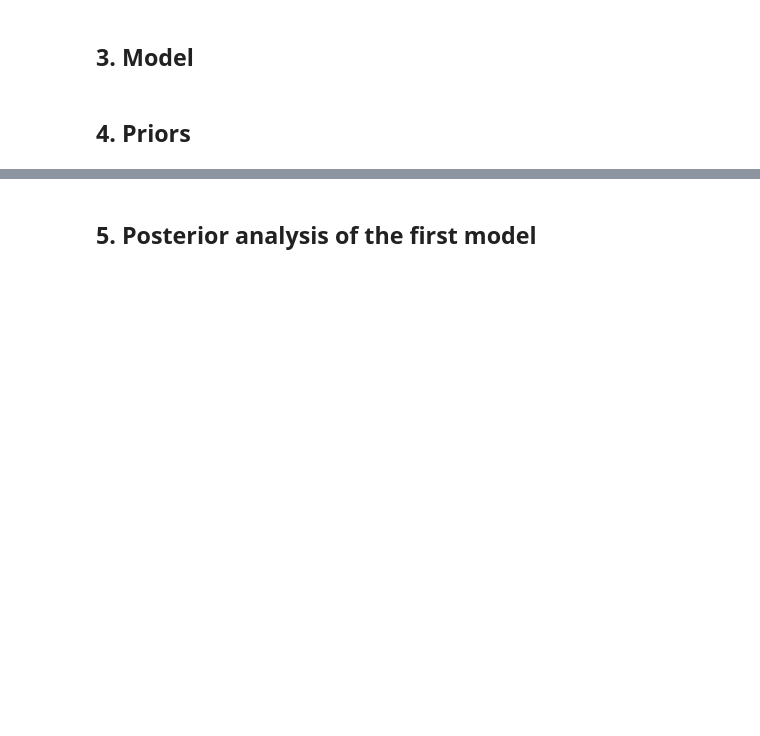
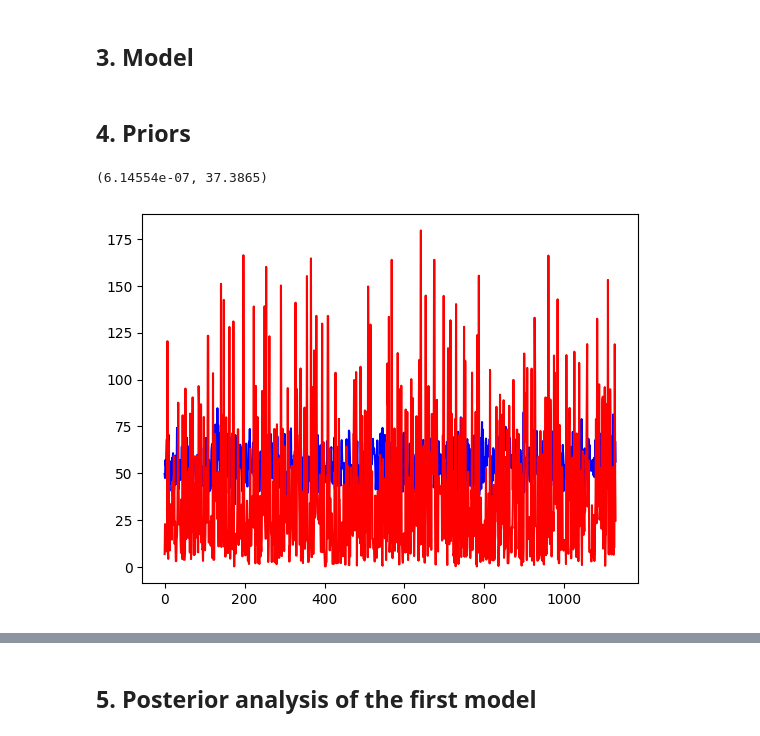
Before and after one commit to rafalmaciasz/employee-turnover, a Jupyter notebook: project.ipynb, the cells around one changed output, grey strips where cells are left out. Saved outputs shown, nothing was run; the diff lists cells and outputs as text; code cells hidden in the pictures; blank space fills up the shorter version.

Commit message:
prior ready

```diff
--- a/project.ipynb
+++ b/project.ipynb
@@ -137,3 +137,31 @@ Now the dataset is fully ready to use in our modelling. We can also see the enco
 ## 3. Model
 # %% [markdown]
 ## 4. Priors
+# %%
+sample_columns = ["age", "gender", "industry", "profession", "traffic", "coach", "head_gender", "greywage", "way"]
+features_matrix = df[sample_columns].values
+# %%
+import numpy as np
+
+normalized_features_matrix = np.array([v / np.linalg.norm(v) for v in features_matrix[:]])
+# %%
+from cmdstanpy import CmdStanModel
+
+stan_model = CmdStanModel(stan_file='stan/prior.stan')
+
+samples = stan_model.sample(
+    data={
+            "N": normalized_features_matrix.shape[0],
+            "K": normalized_features_matrix.shape[1],
+            "X": normalized_features_matrix
+        },
+    fixed_param=True,
+    iter_sampling=1000,
+    iter_warmup=1,
+    chains=1
+)
+# %%
+times = df["stag"].values
+times_sim = samples.stan_variable("y_sim")
+times_sim_mean = times_sim.mean(axis=0)
+times_sim_median = np.median(times_sim, axis=0)
@@ -139,0 +170,4 @@ Now the dataset is fully ready to use in our modelling. We can also see the enco
+# %%
+times_sim.min(), times_sim.max()
+# %% [output]
+(6.14554e-07, 37.3865)
@@ -139,0 +178,8 @@ Now the dataset is fully ready to use in our modelling. We can also see the enco
+# %%
+import matplotlib.pyplot as plt
+
+plt.plot(times_sim_mean, 'b')
+plt.plot(times, 'r')
+plt.show()
+# %% [output]
+[figure, added]
```
Also changed, not shown: parts of 8 cells of this notebook, 1 other file.
